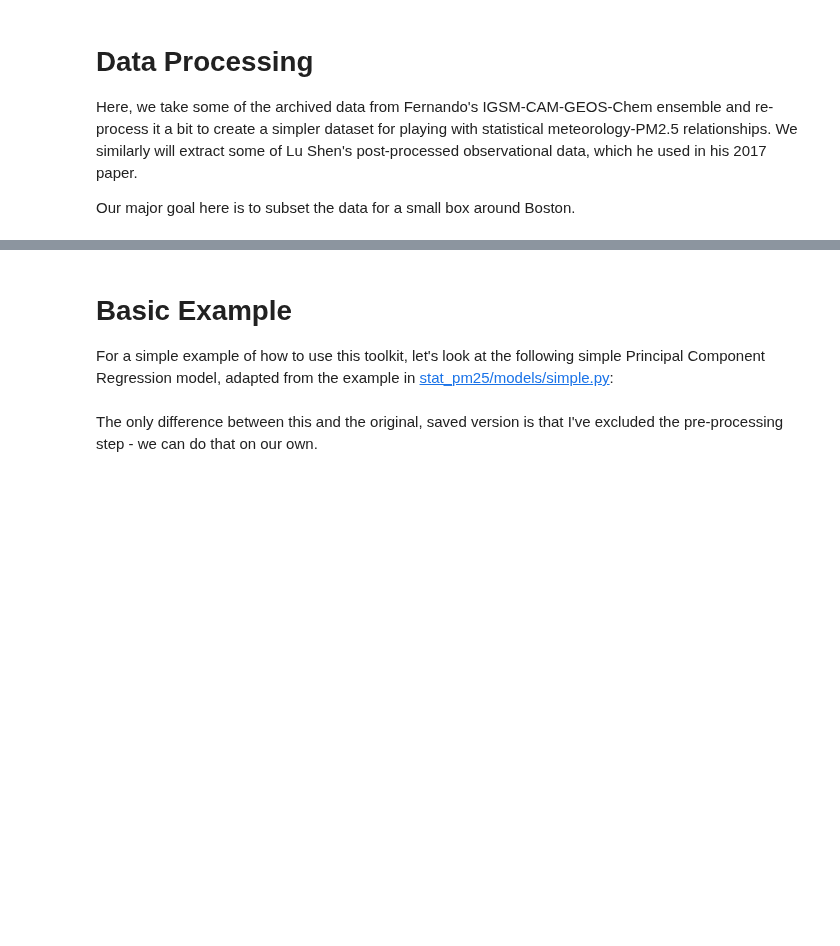
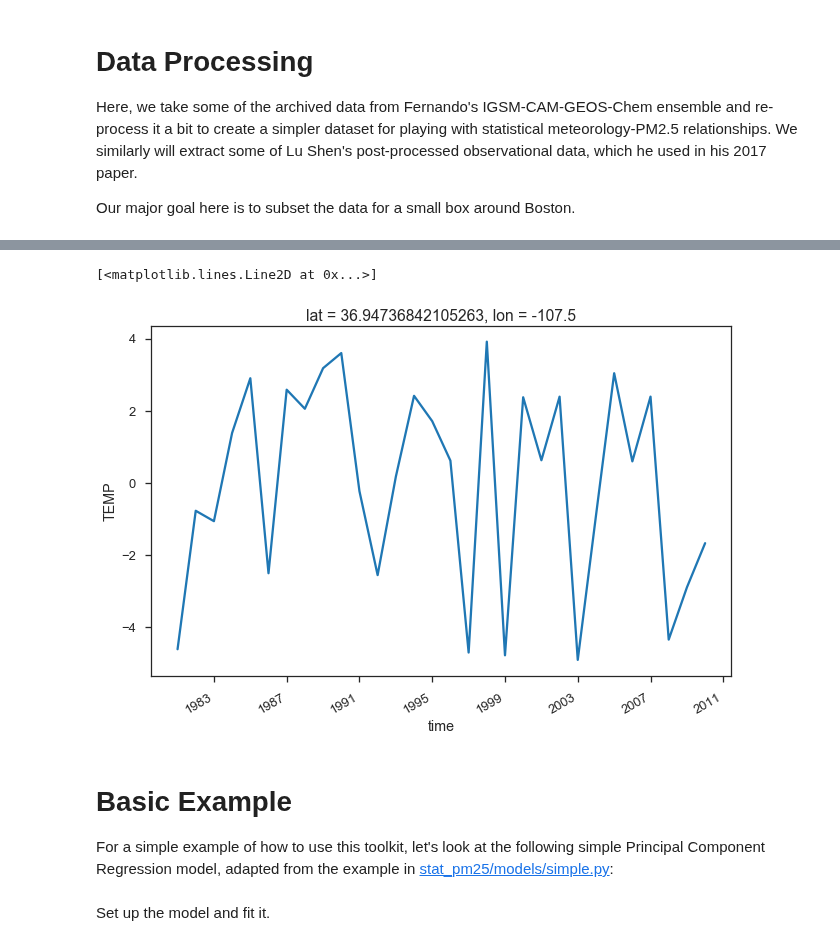
Before and after one commit to darothen/stat_pm25, a Jupyter notebook: notebooks/simple_example.ipynb, the cells around one changed output, grey strips where cells are left out. Drawn from its saved outputs; the diff is of its cells as text; code cells hidden in the pictures; blank space fills up the shorter version.

```diff
--- a/notebooks/simple_example.ipynb
+++ b/notebooks/simple_example.ipynb
@@ -56,3 +67,13 @@ Attributes:
+# %%
+t = fgm_ensemble['TEMP']
+ds = t.isel(lat=7, lon=7)
+ms = MonthSelector(1, width=0)
+ds = ms.fit_transform(ds)
+
+(ds - ds.mean('time')).plot()
+# %% [output]
+[<matplotlib.lines.Line2D at 0x...>]
+[figure, added]
 # %% [markdown]
 # Basic Example
 
@@ -138,4 +170,4 @@ class PCRModel(DatasetModel):
 
         return gcr
-# %% [markdown]
-The only difference between this and the original, saved version is that I've excluded the pre-processing step - we can do that on our own.
+# %% [markdown]
+Set up the model and fit it.
```
Also changed, not shown: parts of 12 cells of this notebook, 1 other file.
